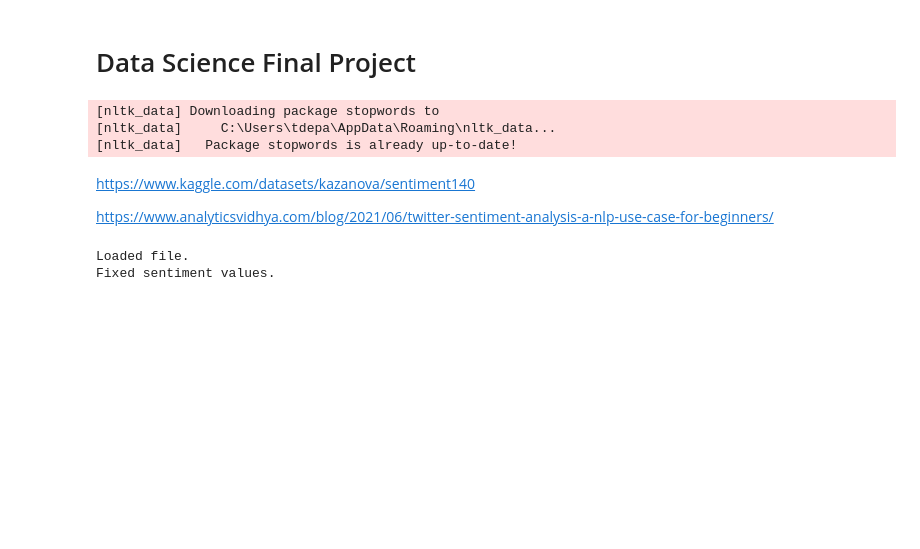
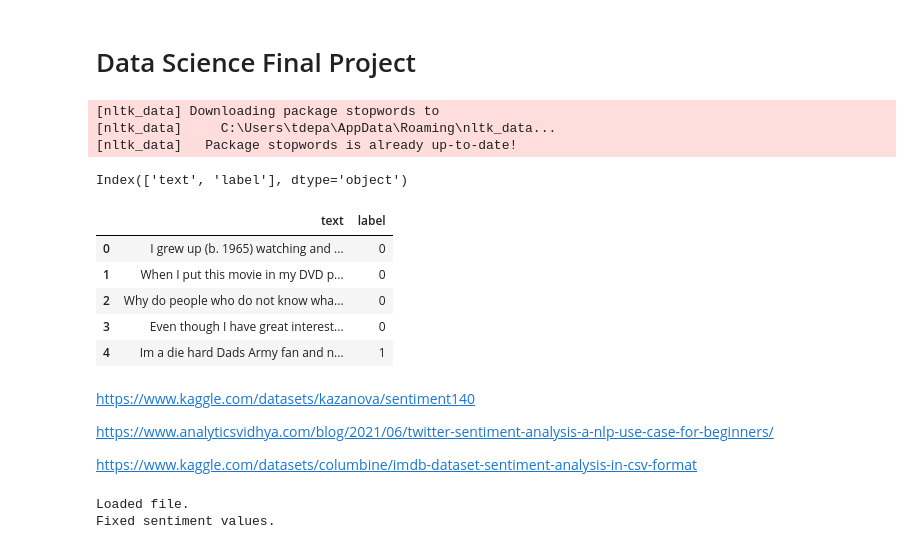
Before and after one commit to tylersfoot/ComSci-Jupyter-Notebooks, a Jupyter notebook: 2023 Notebooks/Final Project/finalproject.ipynb, the cells around one changed output. Cells and saved outputs as stored; diff of their text form; code cells hidden in the pictures; blank space fills up the shorter version.

```diff
--- a/2023 Notebooks/Final Project/finalproject.ipynb
+++ b/2023 Notebooks/Final Project/finalproject.ipynb
@@ -53,10 +53,24 @@ pd.set_option('display.max_columns', None)
 [nltk_data] Downloading package stopwords to
 [nltk_data]     C:\Users\tdepa\AppData\Roaming\nltk_data...
 [nltk_data]   Package stopwords is already up-to-date!
+# %%
+dfreviews = pd.read_csv('Train.csv')
+print(dfreviews.columns)
+dfreviews.head()
+# %% [output]
+Index(['text', 'label'], dtype='object')
+|  | text | label |
+| 0 | I grew up (b. 1965) watching and ... | 0 |
+| 1 | When I put this movie in my DVD p... | 0 |
+| 2 | Why do people who do not know wha... | 0 |
+| 3 | Even though I have great interest... | 0 |
+| 4 | Im a die hard Dads Army fan and n... | 1 |
 # %% [markdown]
 https://www.kaggle.com/datasets/kazanova/sentiment140
 
 https://www.analyticsvidhya.com/blog/2021/06/twitter-sentiment-analysis-a-nlp-use-case-for-beginners/
+
+https://www.kaggle.com/datasets/columbine/imdb-dataset-sentiment-analysis-in-csv-format
 # %%
 df = pd.read_csv('twitterdata.csv', encoding = "ISO-8859-1")
 print('Loaded file.')
```
Also changed, not shown: parts of 18 cells of this notebook.
